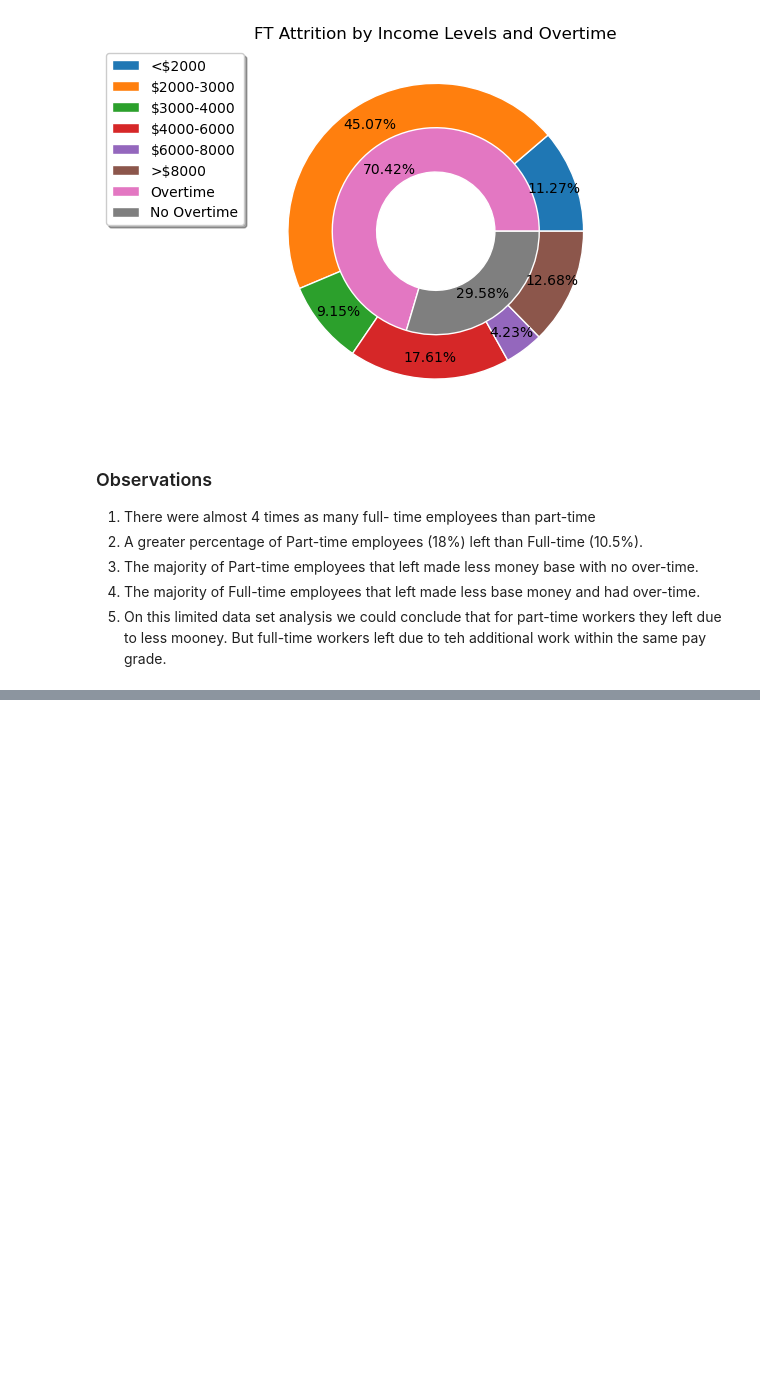
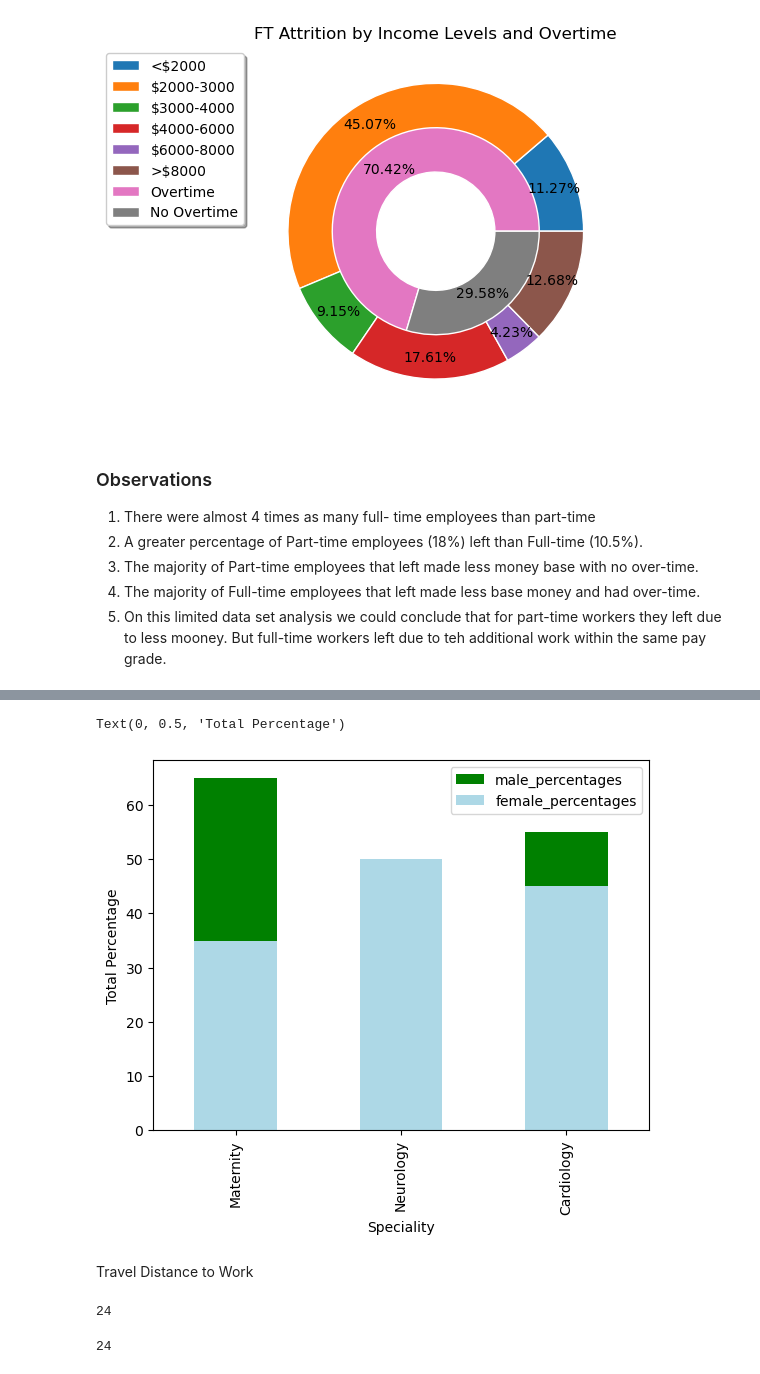
Before and after one commit to raamnath025/Project-1, a Jupyter notebook: RN Attrition.ipynb, the cells around one changed output, grey strips where cells are left out. Cells and saved outputs as stored; diff of their text form; code cells hidden in the pictures; blank space fills up the shorter version.

```diff
--- a/RN Attrition.ipynb
+++ b/RN Attrition.ipynb
@@ -1380,0 +1491,28 @@ plt.savefig("FT Attrition by Income Levels and Overtime")
+# %%
+df = pd.DataFrame({
+    'Speciality': ["Maternity", "Neurology", "Cardiology"],
+    'male_percentages': [65, 50, 55],
+    'female_percentages': [35, 50, 45]
+})
+
+# plotting male data
+ax = df.plot(x="Speciality", y="male_percentages", kind="bar", color="green")
+
+# plotting female data on the same axis
+df.plot(x="Speciality", y="female_percentages", kind="bar", ax=ax, color="lightblue")
+plt.ylabel("Total Percentage")
+# %% [output]
+Text(0, 0.5, 'Total Percentage')
+[figure, added]
+# %% [markdown]
+Travel Distance to Work
+# %%
+maternity_dfh_short = maternity_final[(maternity_final["DistanceFromHome"] <=7)].count()["DistanceFromHome"]
+maternity_dfh_short
+# %% [output]
+24
+# %%
+maternity_dfh_long = maternity_final[(maternity_final["DistanceFromHome"] >=8)].count()["DistanceFromHome"]
+maternity_dfh_long
+# %% [output]
+24
```
Also changed, not shown: parts of 110 cells of this notebook.
